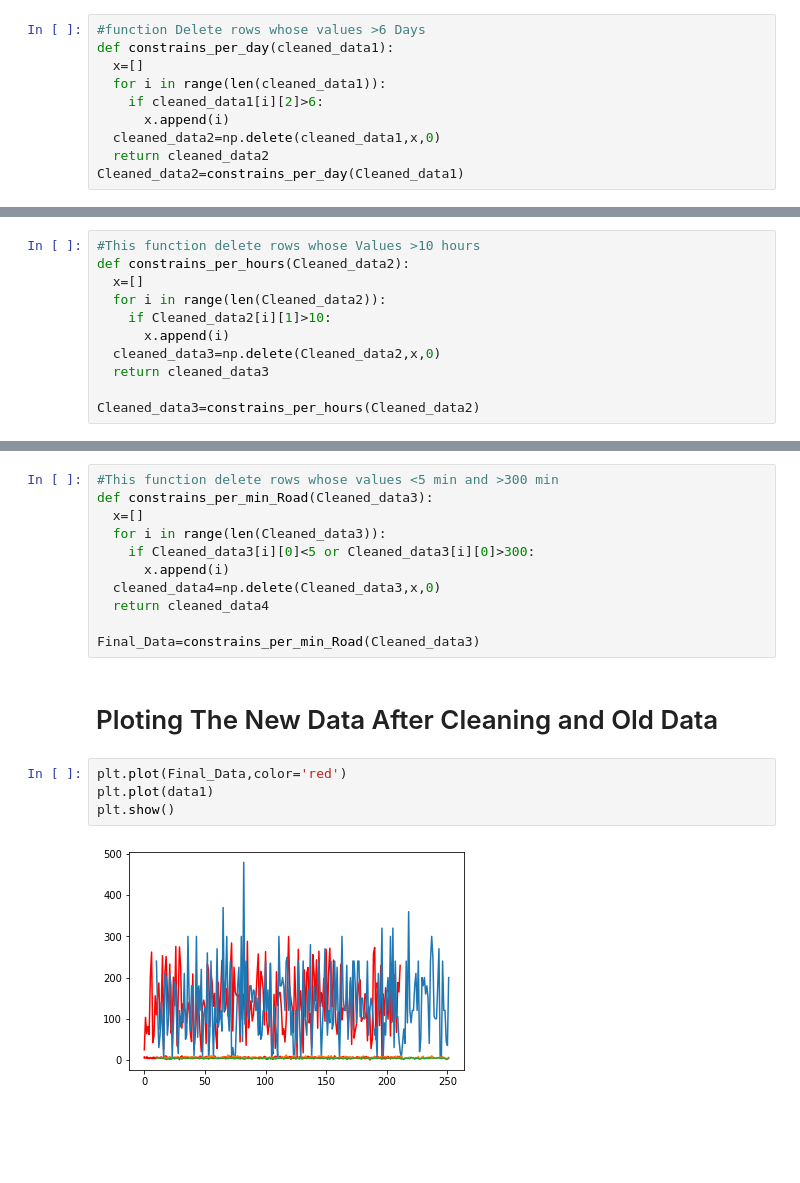
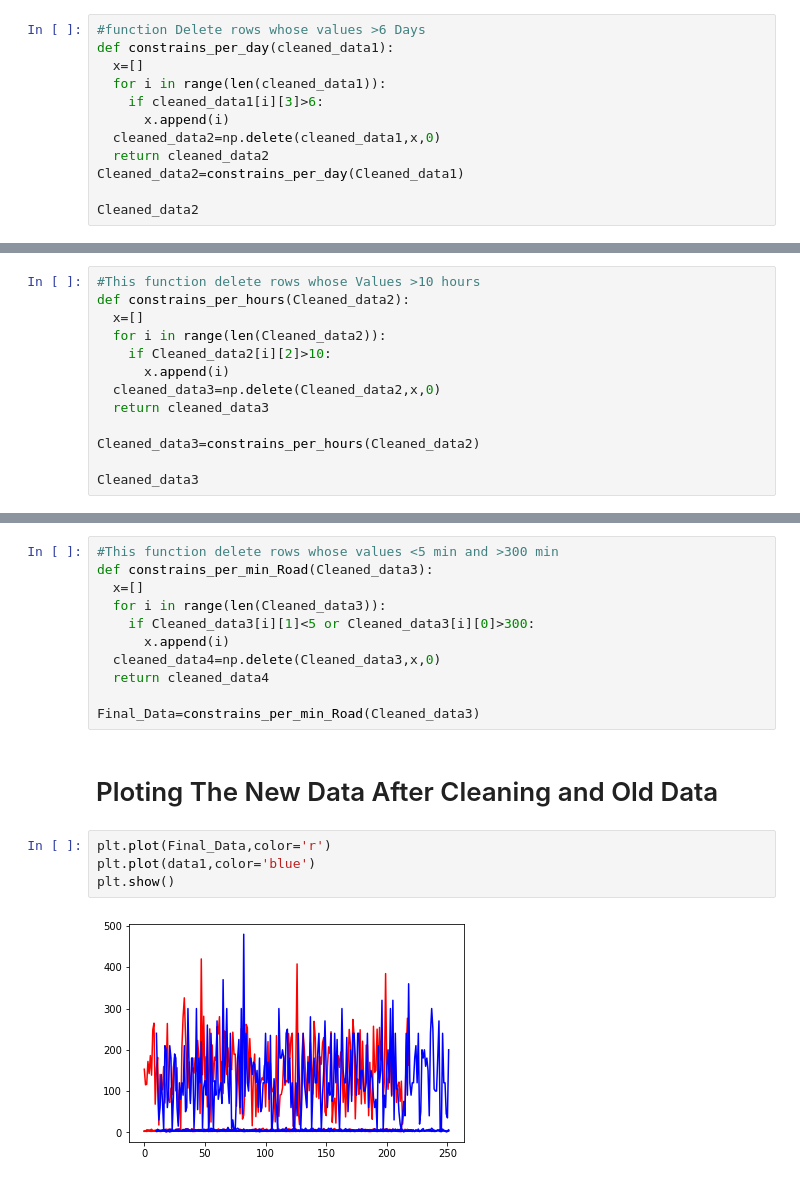
Before and after one commit to OmarMohammed88/GPA_Prediction, a Jupyter notebook: AI.ipynb, the cells around one changed output, grey strips where cells are left out. Cells and saved outputs as stored; diff of their text form; blank space fills up the shorter version.

```diff
--- a/AI.ipynb
+++ b/AI.ipynb
@@ -60,8 +97,10 @@ Cleaned_data1=Delete_Zeros(New_Data)
 def constrains_per_day(cleaned_data1):
   x=[]
   for i in range(len(cleaned_data1)):
-    if cleaned_data1[i][2]>6:
+    if cleaned_data1[i][3]>6:
       x.append(i)
   cleaned_data2=np.delete(cleaned_data1,x,0)
   return cleaned_data2
 Cleaned_data2=constrains_per_day(Cleaned_data1)
+
+Cleaned_data2
@@ -70,9 +127,11 @@ Cleaned_data2=constrains_per_day(Cleaned_data1)
 def constrains_per_hours(Cleaned_data2):
   x=[]
   for i in range(len(Cleaned_data2)):
-    if Cleaned_data2[i][1]>10:
+    if Cleaned_data2[i][2]>10:
       x.append(i)
   cleaned_data3=np.delete(Cleaned_data2,x,0)
   return cleaned_data3
 
 Cleaned_data3=constrains_per_hours(Cleaned_data2)
+
+Cleaned_data3
@@ -81,7 +158,7 @@ Cleaned_data3=constrains_per_hours(Cleaned_data2)
 def constrains_per_min_Road(Cleaned_data3):
   x=[]
   for i in range(len(Cleaned_data3)):
-    if Cleaned_data3[i][0]<5 or Cleaned_data3[i][0]>300:
+    if Cleaned_data3[i][1]<5 or Cleaned_data3[i][0]>300:
       x.append(i)
   cleaned_data4=np.delete(Cleaned_data3,x,0)
   return cleaned_data4
@@ -90,8 +167,8 @@ Final_Data=constrains_per_min_Road(Cleaned_data3)
 # %% [markdown]
 <h1 color="blue">Ploting The New Data After Cleaning and Old Data</h1>
 # %%
-plt.plot(Final_Data,color='red')
-plt.plot(data1)
+plt.plot(Final_Data,color='r')
+plt.plot(data1,color='blue')
 plt.show()
 # %% [output]
-[figure, old version]
+[figure, new version]
```
Also changed, not shown: parts of 7 cells of this notebook.
